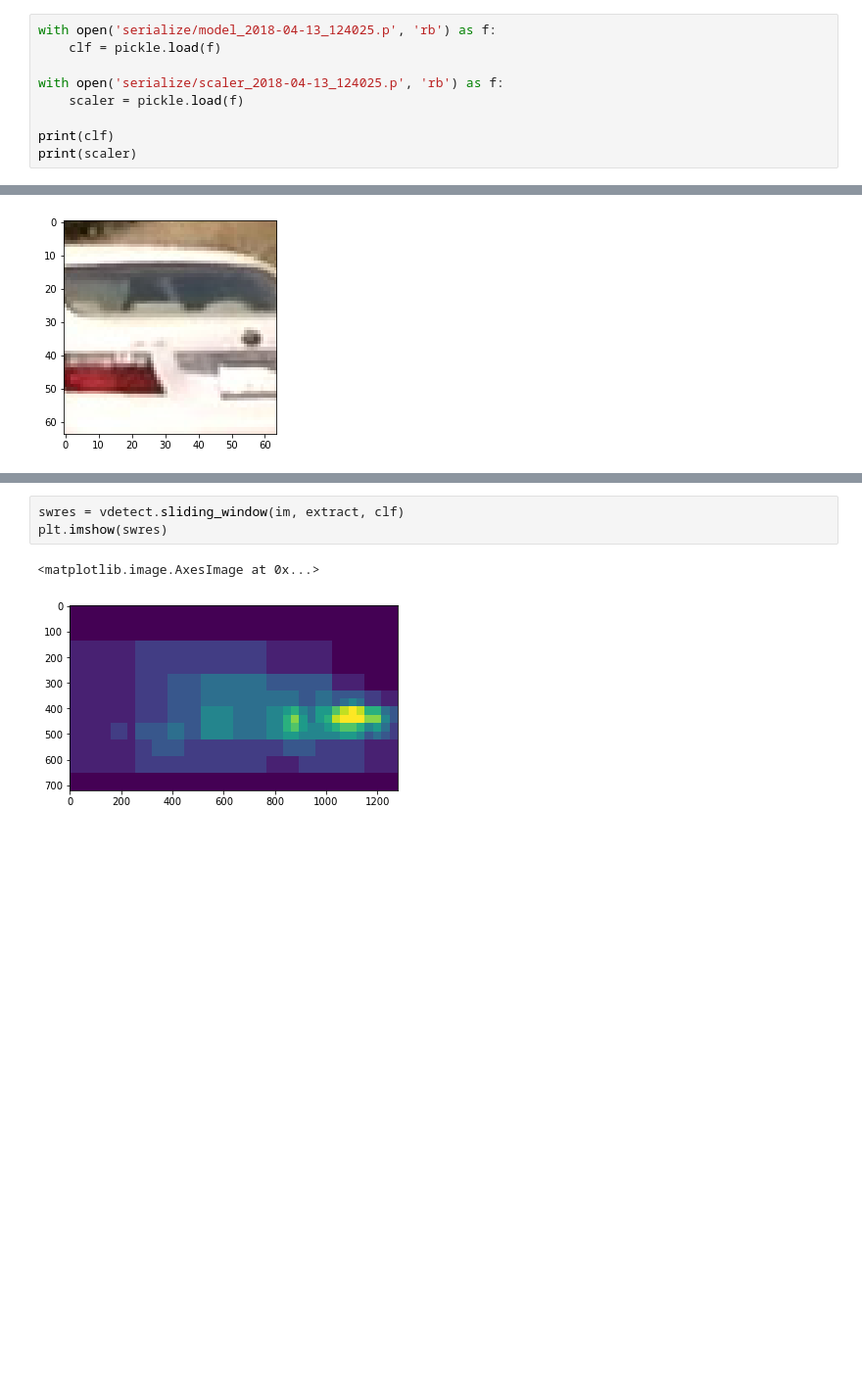
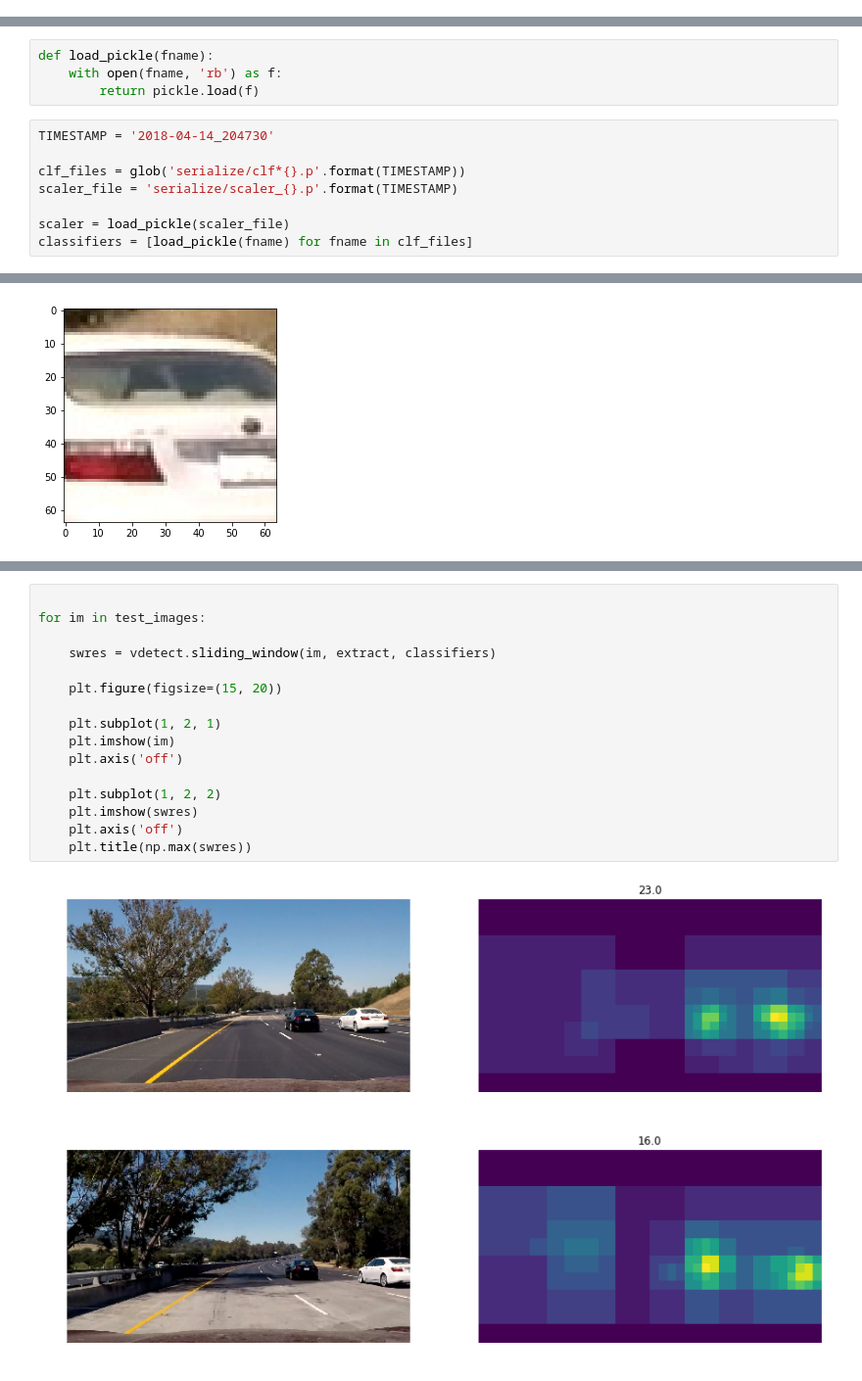
Before and after one commit to semeniuta/CarND-Vehicle-Detection, a Jupyter notebook: 3_ValidateML.ipynb, the cells around one changed output, grey strips where cells are left out. Shown at 98% size. Saved outputs shown, nothing was run; the diff lists cells and outputs as text; blank space fills up the shorter version.

Commit message:
Added support for multiple classifiers

```diff
--- a/3_ValidateML.ipynb
+++ b/3_ValidateML.ipynb
@@ -23,12 +23,3 @@ test_images = [mpimg.imread(f) for f in glob('test_images/*.jpg')]
 
 main_region = vdetect.define_main_region_custom()
 mr_x0, mr_y0, mr_x1, mr_y1 = main_region
-# %%
-with open('serialize/model_2018-04-13_124025.p', 'rb') as f:
-    clf = pickle.load(f)
-
-with open('serialize/scaler_2018-04-13_124025.p', 'rb') as f:
-    scaler = pickle.load(f)
-
-print(clf)
-print(scaler)
@@ -42,0 +26,12 @@ DecisionTreeClassifier(class_weight=None, criterion='gini', max_depth=None,
+# %%
+def load_pickle(fname):
+    with open(fname, 'rb') as f:
+        return pickle.load(f)
+# %%
+TIMESTAMP = '2018-04-14_204730'
+
+clf_files = glob('serialize/clf*{}.p'.format(TIMESTAMP))
+scaler_file = 'serialize/scaler_{}.p'.format(TIMESTAMP)
+
+scaler = load_pickle(scaler_file)
+classifiers = [load_pickle(fname) for fname in clf_files]
@@ -70,9 +81,22 @@ pred = clf.predict(car_reg_features)
 pred
 # %% [output]
 array([ 1.])
-# %%
-swres = vdetect.sliding_window(im, extract, clf)
-plt.imshow(swres)
-# %% [output]
-<matplotlib.image.AxesImage at 0x...>
-[figure, removed]
+# %%
+
+for im in test_images:
+
+    swres = vdetect.sliding_window(im, extract, classifiers)
+
+    plt.figure(figsize=(15, 20))
+
+    plt.subplot(1, 2, 1)
+    plt.imshow(im)
+    plt.axis('off')
+
+    plt.subplot(1, 2, 2)
+    plt.imshow(swres)
+    plt.axis('off')
+    plt.title(np.max(swres))
+# %% [output]
+[figure, added]
+[figure, added]
```
Also changed, not shown: parts of 4 cells of this notebook, 5 other files.
